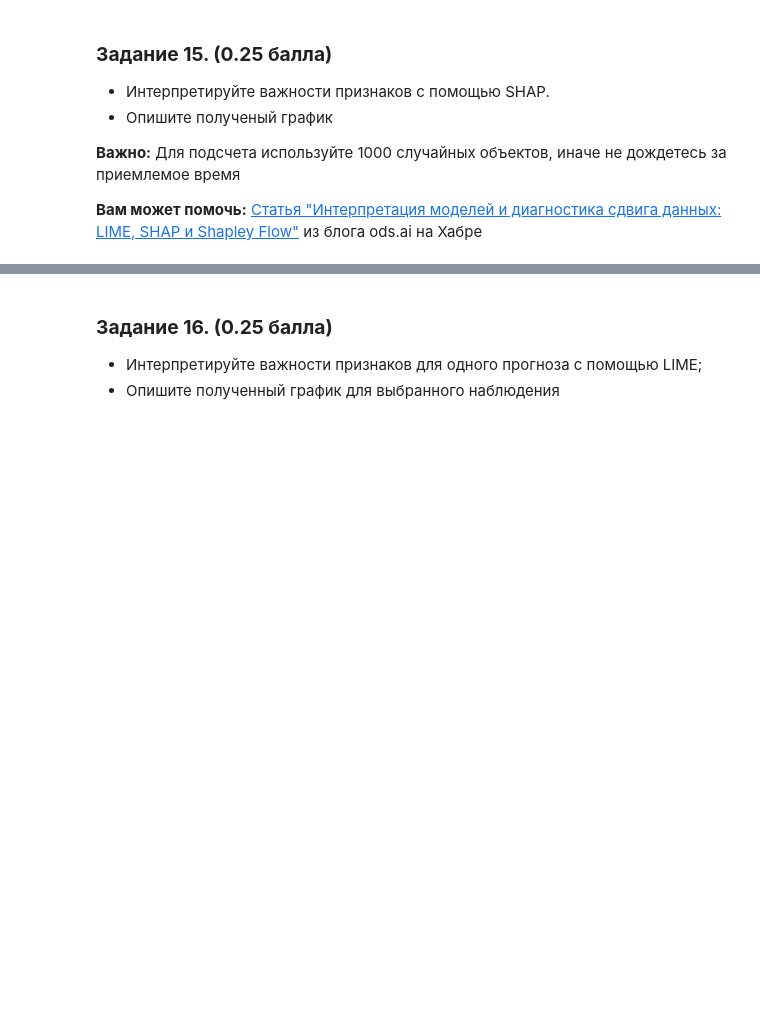
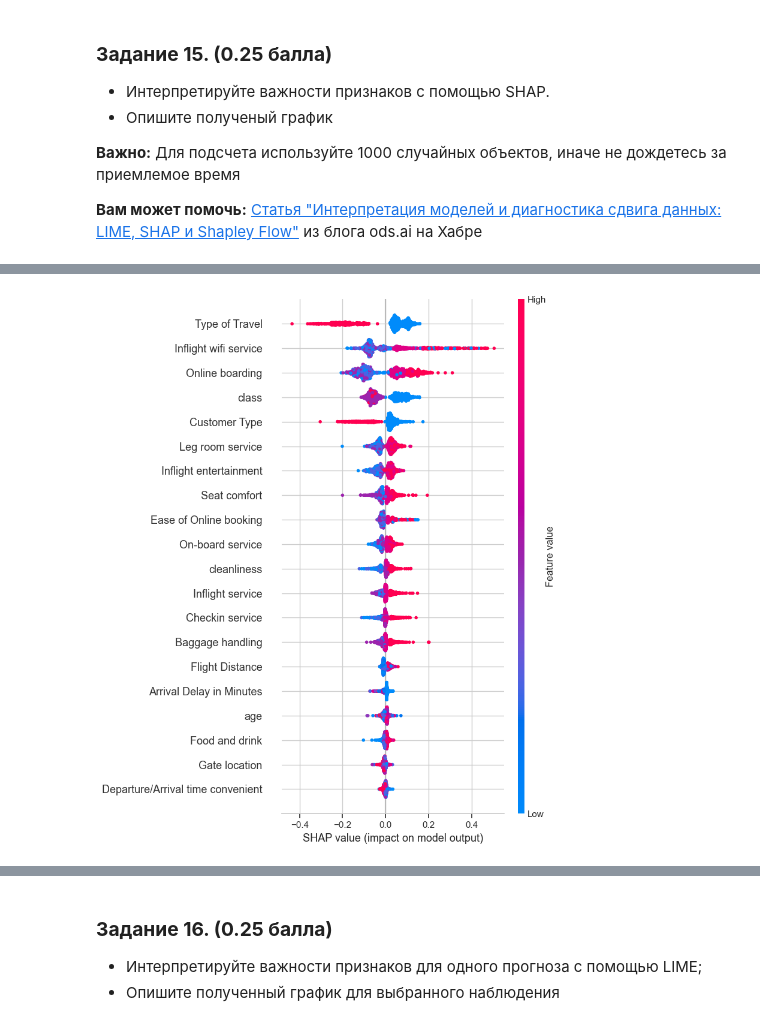
Before and after one commit to InnaBoby/ML_HSE, a Jupyter notebook: HW_4/AI_HW4_woodenML_pro.ipynb, the cells around one changed output, grey strips where cells are left out. Drawn from its saved outputs; the diff is of its cells as text; code cells hidden in the pictures; blank space fills up the shorter version.

```diff
--- a/HW_4/AI_HW4_woodenML_pro.ipynb
+++ b/HW_4/AI_HW4_woodenML_pro.ipynb
@@ -1200,0 +1410,16 @@ assert X_val.shape == (31_094, 22)
+# %%
+from sklearn.metrics import f1_score
+
+feature_types=[]
+for col in df_train.drop(columns=['target']).columns:
+    if col in num_cols:
+        feature_types.append('real')
+    else:
+        feature_types.append('categorical')
+
+tree = DecisionTree(feature_types=feature_types)
+
+tree.fit(X_train, y_train)
+
+preds = tree.predict(X_val)
+f1_score(y_val, preds)
@@ -1200,0 +1428,7 @@ assert X_val.shape == (31_094, 22)
+# %%
+from sklearn.ensemble import RandomForestClassifier
+
+rf = RandomForestClassifier()
+rf.fit(X_train, y_train)
+preds_rf=rf.predict(X_val)
+f1_score(y_val, preds_rf)
@@ -1200,0 +1437,7 @@ assert X_val.shape == (31_094, 22)
+# %%
+from sklearn.ensemble import RandomForestClassifier
+
+rf = RandomForestClassifier()
+rf.fit(X_train, y_train)
+preds_rf=rf.predict(X_val)
+f1_score(y_val, preds_rf)
@@ -1232,0 +1496,3 @@ assert X_val.shape == (31_094, 22)
+# %%
+X_train, X_val, y_train, y_val = train_test_split(df_train.drop('target', axis=1), df_train.target, test_size=0.3, random_state=42)
+samples=preprocess(X_train).sample(1000)
@@ -1232,0 +1517,9 @@ assert X_val.shape == (31_094, 22)
+# %%
+# Ваш код здесь
+
+explainer = shap.TreeExplainer(rf)
+shap_values = explainer.shap_values(samples)
+
+shap.summary_plot(shap_values[:,:,1], samples)
+# %% [output]
+[figure, added]
```
Also changed, not shown: parts of 42 cells of this notebook.
